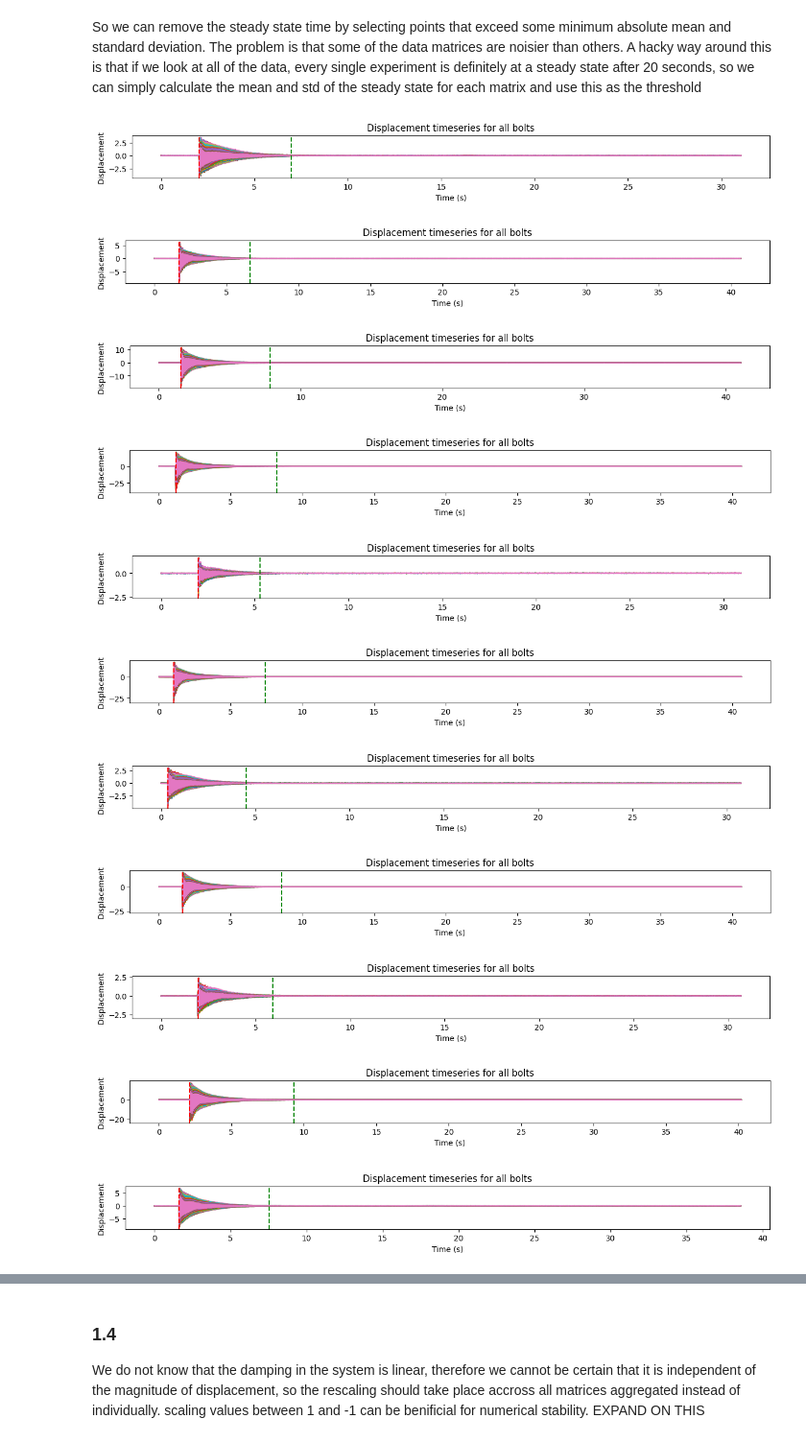
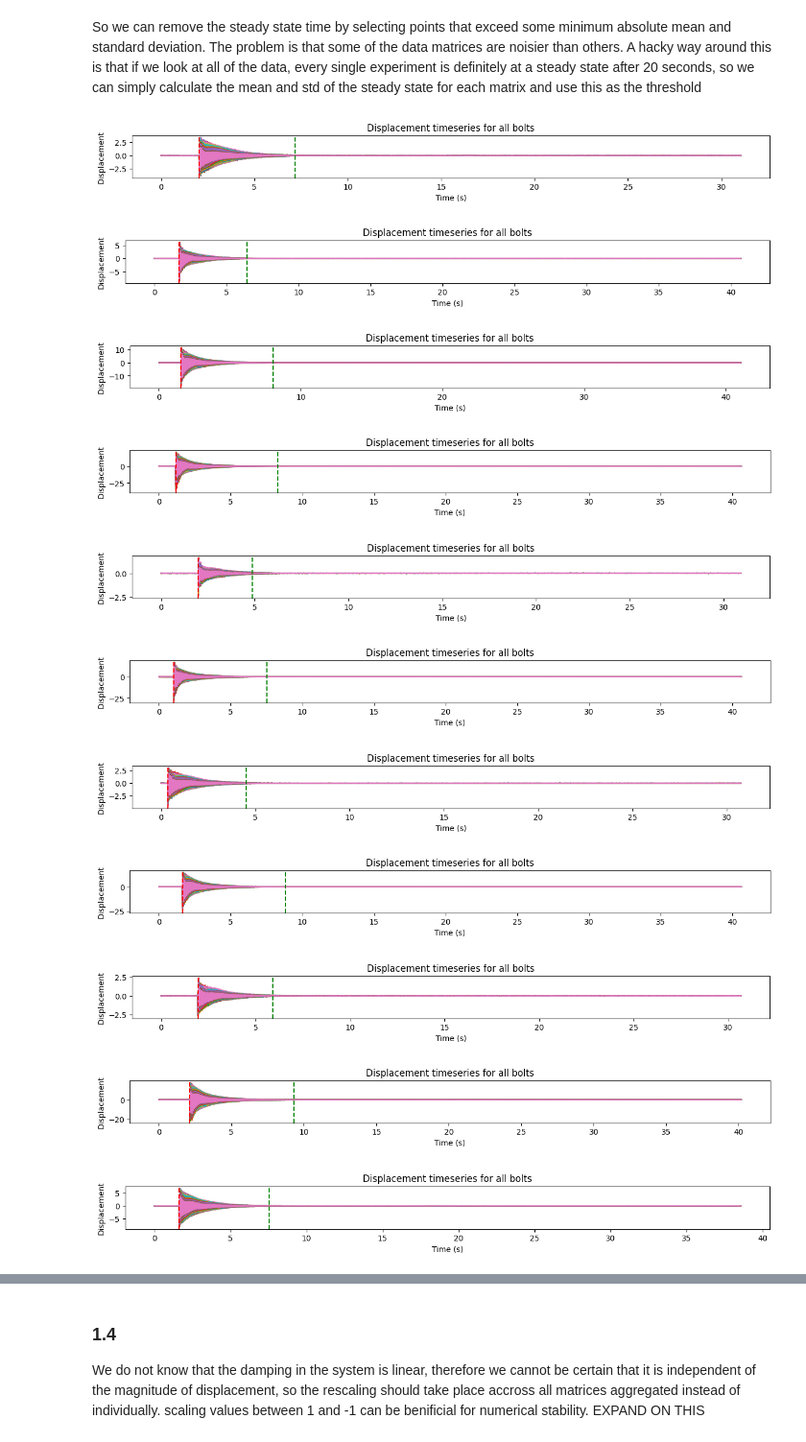
Before and after one commit to ck21706/DDPM_Coursework, a Jupyter notebook: solution_notebook.ipynb, the cells around one changed output, grey strips where cells are left out. Shown at 96% size. Drawn from its saved outputs; the diff is of its cells as text; code cells hidden in the pictures.

```diff
--- a/solution_notebook.ipynb
+++ b/solution_notebook.ipynb
@@ -88,10 +92,10 @@ Now let's ensure that each trajectory has zero mean (oscillation about 0 displac
 def zero_mean(data):
     return data - np.mean(data, axis=1, keepdims=True)
 
-ordered_data = [zero_mean(data) for data in ordered_data_all]
+ordered_data_all = [zero_mean(data) for data in ordered_data_all]
 
 # validating that zeroing the mean has worked
-for data in ordered_data:
+for data in ordered_data_all:
     assert np.allclose(np.mean(data, axis=1), 0, rtol=1e-15), 'Mean is not zeroed to machine precision'
 # %% [markdown]
 # 1.2
@@ -115,40 +119,42 @@ So we can remove the steady state time by selecting points that exceed some mini
 # %%
 def find_steady_state(data):
     # timeseries of mean and std displacement across all bolts
     mean_series = np.mean(abs(data), axis=0)
     std_series = np.std(data, axis=0)
 
     # getting the maximum mean and std values accross each bolt after t=20s
     t = get_time_from_frames(data.shape[1])
     steady_start = np.where(t > 20)[0][0]
     mean_threshold = 1.4 * np.max(mean_series[steady_start:]) # fudge factor of 1.4 determined empirically
     std_threshold = 1.4 *np.max(std_series[steady_start:])
 
     # getting indices of the transient state using mean and std thresholds
     transient_mean = np.where(mean_series > mean_threshold)
     transient_std = np.where(std_series > std_threshold)
     transient_indices = np.intersect1d(transient_mean, transient_std)
     # stop at the last transient index
     stop = transient_indices[-1]
     # start index can be calculated in a more straightforward way
     max_mean = np.max(mean_series)
     start = np.where(mean_series > 0.05*max_mean)[0][0]
 
     return start, stop
 
 # visually validating the start and stop positions
-for data in ordered_data_all:
+for i, data in enumerate(ordered_data_all):
     start, stop = find_steady_state(data)
     plot_timeseries(data, start=start, stop=stop, fig_size=(15, 1), show_legend=False)
+    # trimming the data
+    ordered_data_all[i] = data[:, start:stop]
 # %% [output]
-[figure, old version]
+[figure, new version]
 [figure]
 [figure]
 [figure]
-[figure, old version]
+[figure, new version]
 [figure]
 [figure]
-[figure, old version]
+[figure, new version]
 [figure]
 [figure]
 [figure]
```
Also changed, not shown: parts of 18 cells of this notebook.
